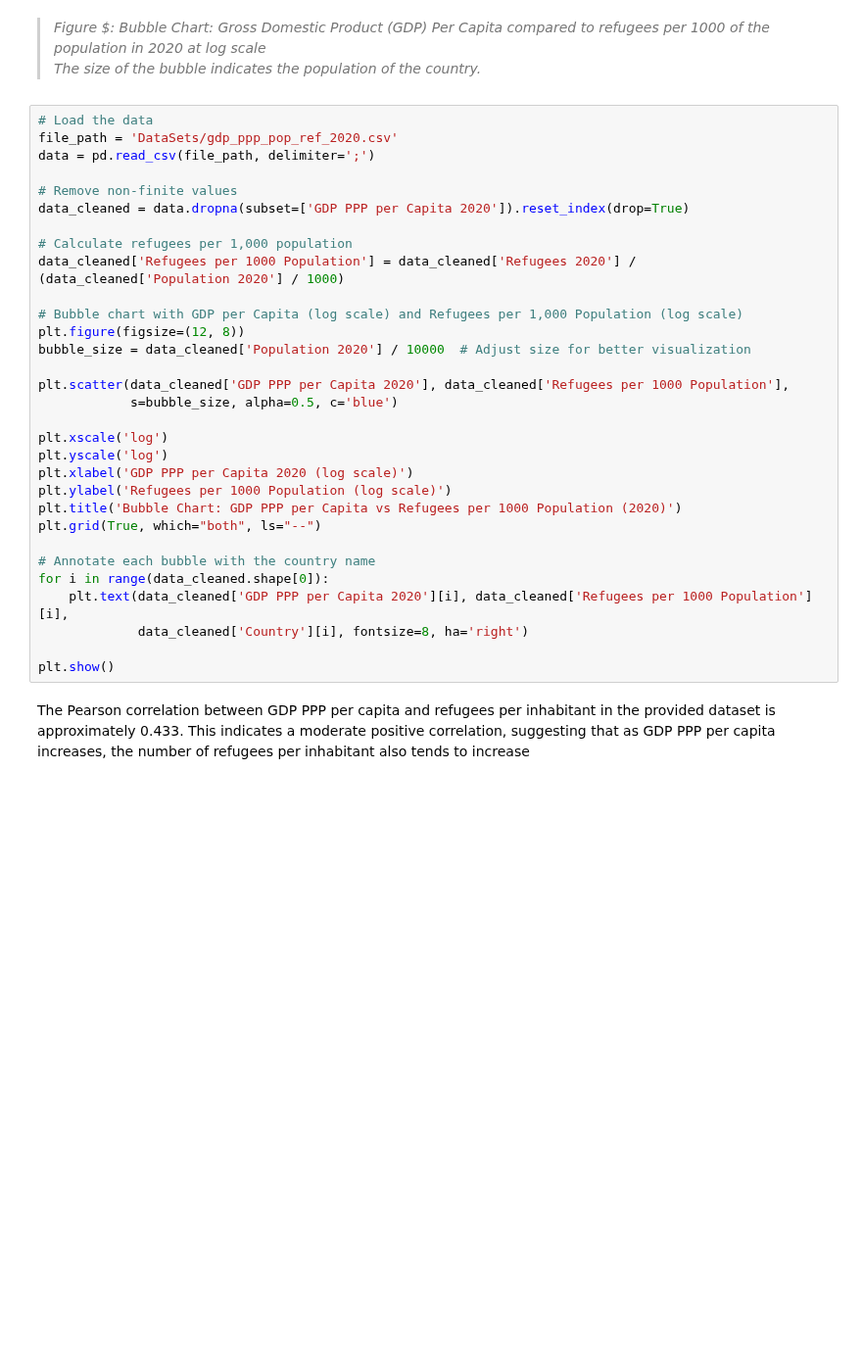
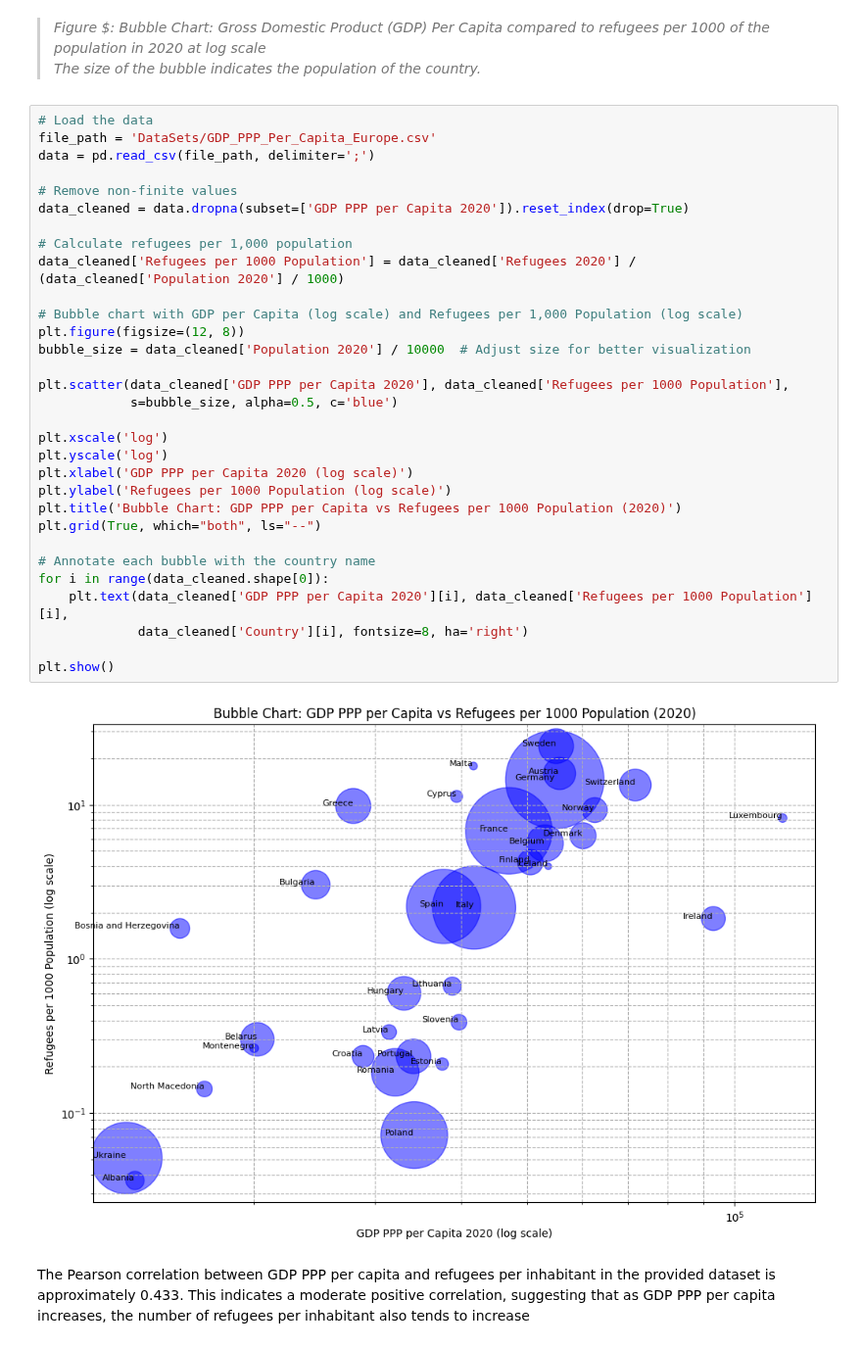
Before and after one commit to Nand-uva/InfoVis, a Jupyter notebook: docs/notebook.ipynb, the cells around one changed output. Shown at 98% size. Drawn from its saved outputs; the diff is of its cells as text; blank space fills up the shorter version.

```diff
--- a/docs/notebook.ipynb
+++ b/docs/notebook.ipynb
@@ -440,35 +407,37 @@ The Pearson correlation between GDP per capita and refugees per inhabitant in th
 > *The size of the bubble indicates the population of the country.*
 # %%
 # Load the data
-file_path = 'DataSets/gdp_ppp_pop_ref_2020.csv'
+file_path = 'DataSets/GDP_PPP_Per_Capita_Europe.csv'
 data = pd.read_csv(file_path, delimiter=';')
 
 # Remove non-finite values
 data_cleaned = data.dropna(subset=['GDP PPP per Capita 2020']).reset_index(drop=True)
 
 # Calculate refugees per 1,000 population
 data_cleaned['Refugees per 1000 Population'] = data_cleaned['Refugees 2020'] / (data_cleaned['Population 2020'] / 1000)
 
 # Bubble chart with GDP per Capita (log scale) and Refugees per 1,000 Population (log scale)
 plt.figure(figsize=(12, 8))
 bubble_size = data_cleaned['Population 2020'] / 10000  # Adjust size for better visualization
 
 plt.scatter(data_cleaned['GDP PPP per Capita 2020'], data_cleaned['Refugees per 1000 Population'],
             s=bubble_size, alpha=0.5, c='blue')
 
 plt.xscale('log')
 plt.yscale('log')
 plt.xlabel('GDP PPP per Capita 2020 (log scale)')
 plt.ylabel('Refugees per 1000 Population (log scale)')
 plt.title('Bubble Chart: GDP PPP per Capita vs Refugees per 1000 Population (2020)')
 plt.grid(True, which="both", ls="--")
 
 # Annotate each bubble with the country name
 for i in range(data_cleaned.shape[0]):
     plt.text(data_cleaned['GDP PPP per Capita 2020'][i], data_cleaned['Refugees per 1000 Population'][i],
              data_cleaned['Country'][i], fontsize=8, ha='right')
 
 plt.show()
+# %% [output]
+[figure, added]
 # %% [markdown]
 The Pearson correlation between GDP PPP per capita and refugees per inhabitant in the provided dataset is approximately 0.433. This indicates a moderate positive correlation, suggesting that as GDP PPP per capita increases, the number of refugees per inhabitant also tends to increase
 # %% [markdown]
```
Also changed, not shown: parts of 6 cells of this notebook, 10 other files.
